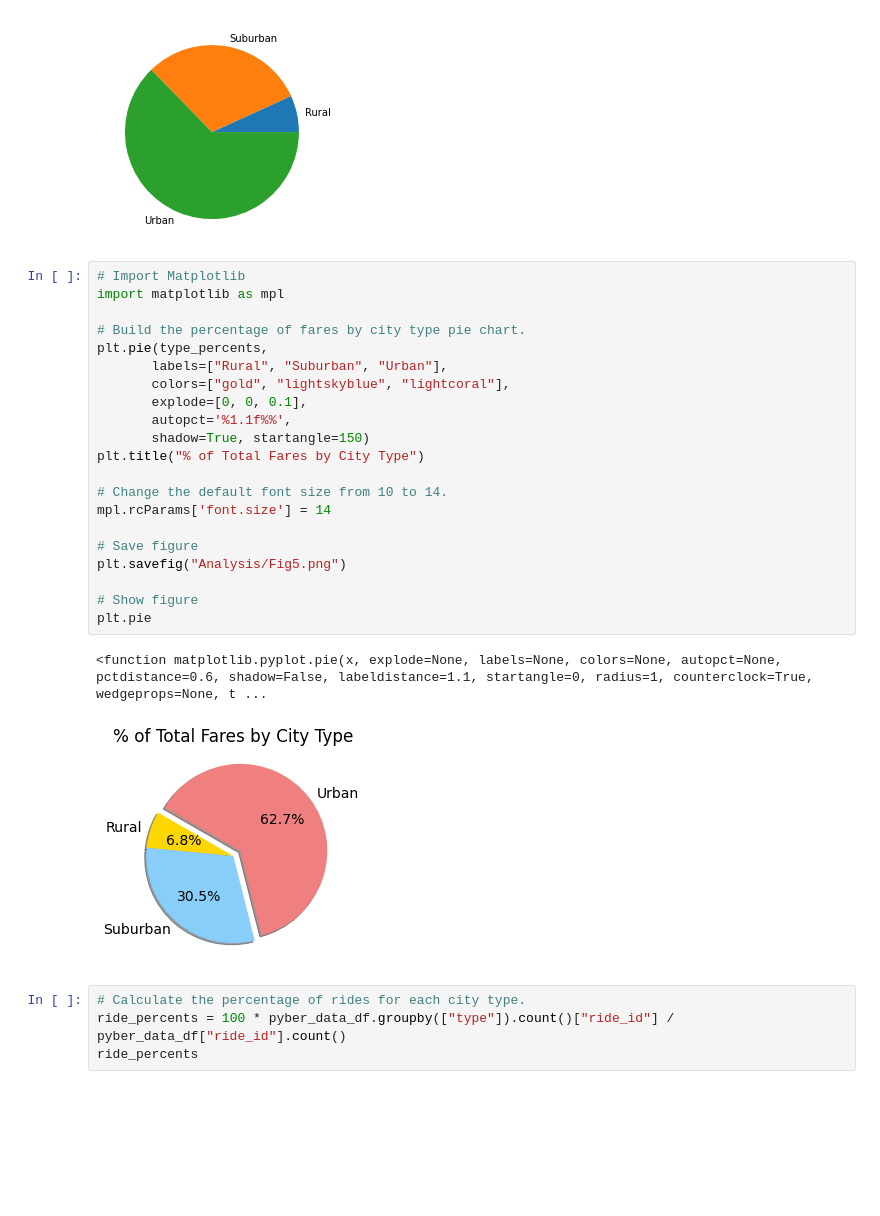
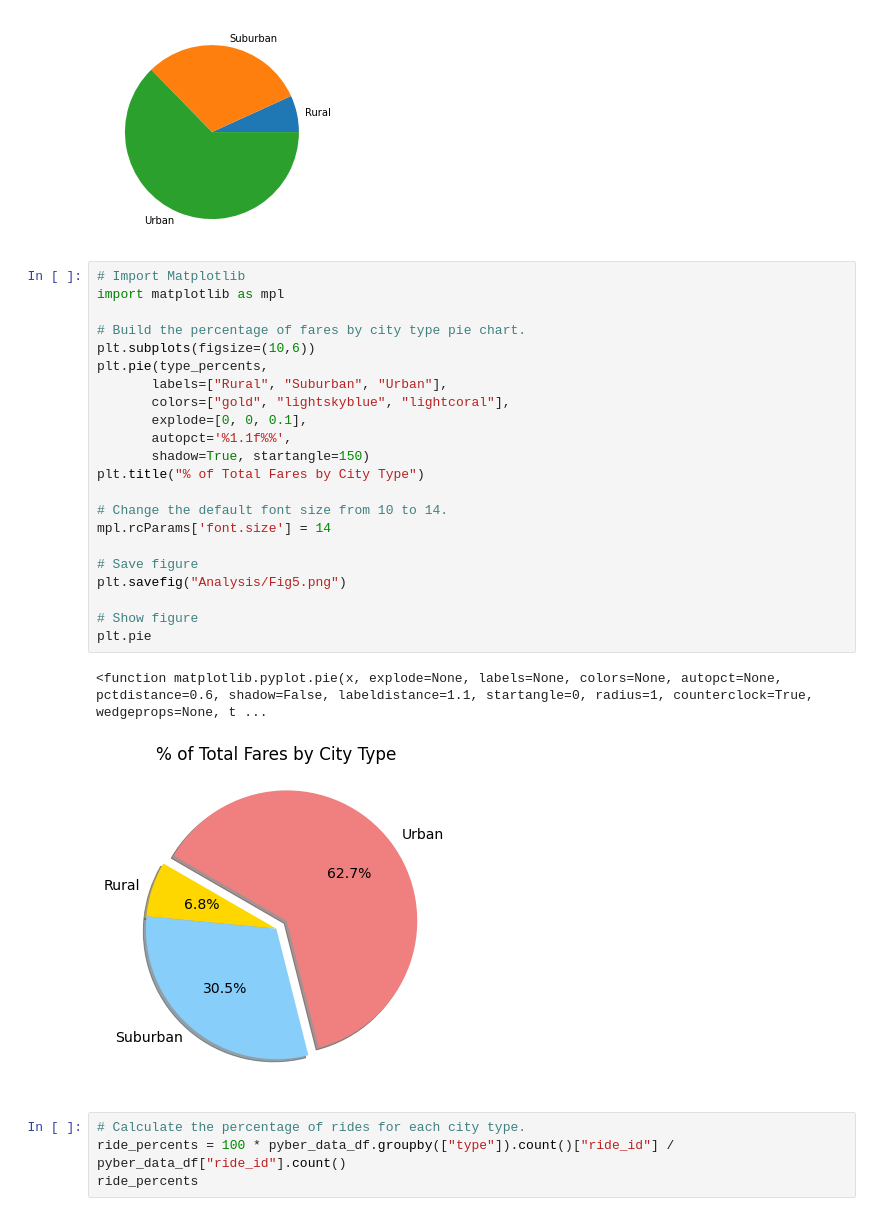
Before and after one commit to csobent/PyBer_Analysis, a Jupyter notebook: PyBer.ipynb, the cells around one changed output. Cells and saved outputs as stored; diff of their text form; blank space fills up the shorter version.

```diff
--- a/PyBer.ipynb
+++ b/PyBer.ipynb
@@ -825,27 +825,28 @@ plt.show()
 # %%
 # Import Matplotlib
 import matplotlib as mpl
 
 # Build the percentage of fares by city type pie chart.
+plt.subplots(figsize=(10,6))
 plt.pie(type_percents,
        labels=["Rural", "Suburban", "Urban"],
        colors=["gold", "lightskyblue", "lightcoral"],
        explode=[0, 0, 0.1],
        autopct='%1.1f%%',
        shadow=True, startangle=150)
 plt.title("% of Total Fares by City Type")
 
 # Change the default font size from 10 to 14.
 mpl.rcParams['font.size'] = 14
 
 # Save figure
 plt.savefig("Analysis/Fig5.png")
 
 # Show figure
 plt.pie
 # %% [output]
 <function matplotlib.pyplot.pie(x, explode=None, labels=None, colors=None, autopct=None, pctdistance=0.6, shadow=False, labeldistance=1.1, startangle=0, radius=1, counterclock=True, wedgeprops=None, t ...
-[figure, old version]
+[figure, new version]
 # %%
 # Calculate the percentage of rides for each city type.
 ride_percents = 100 * pyber_data_df.groupby(["type"]).count()["ride_id"] / pyber_data_df["ride_id"].count()
```
Also changed, not shown: parts of 3 cells of this notebook, 3 other files.
